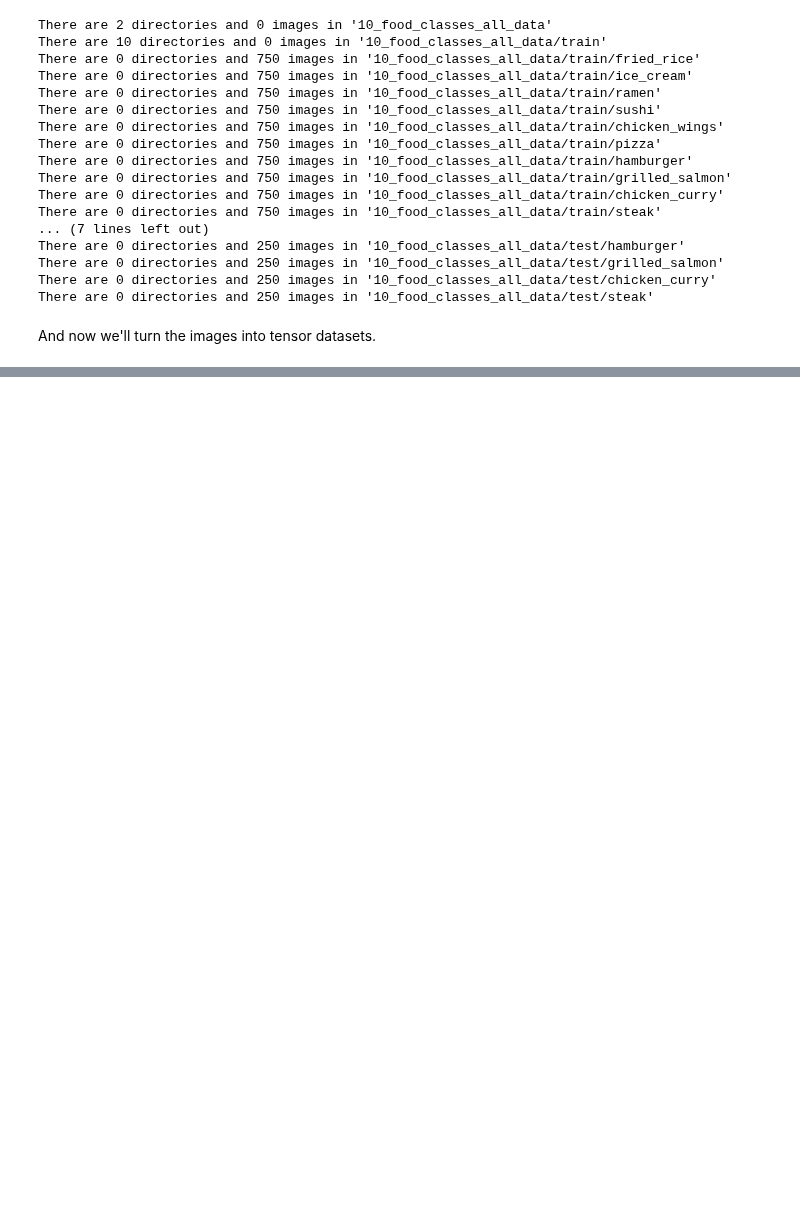
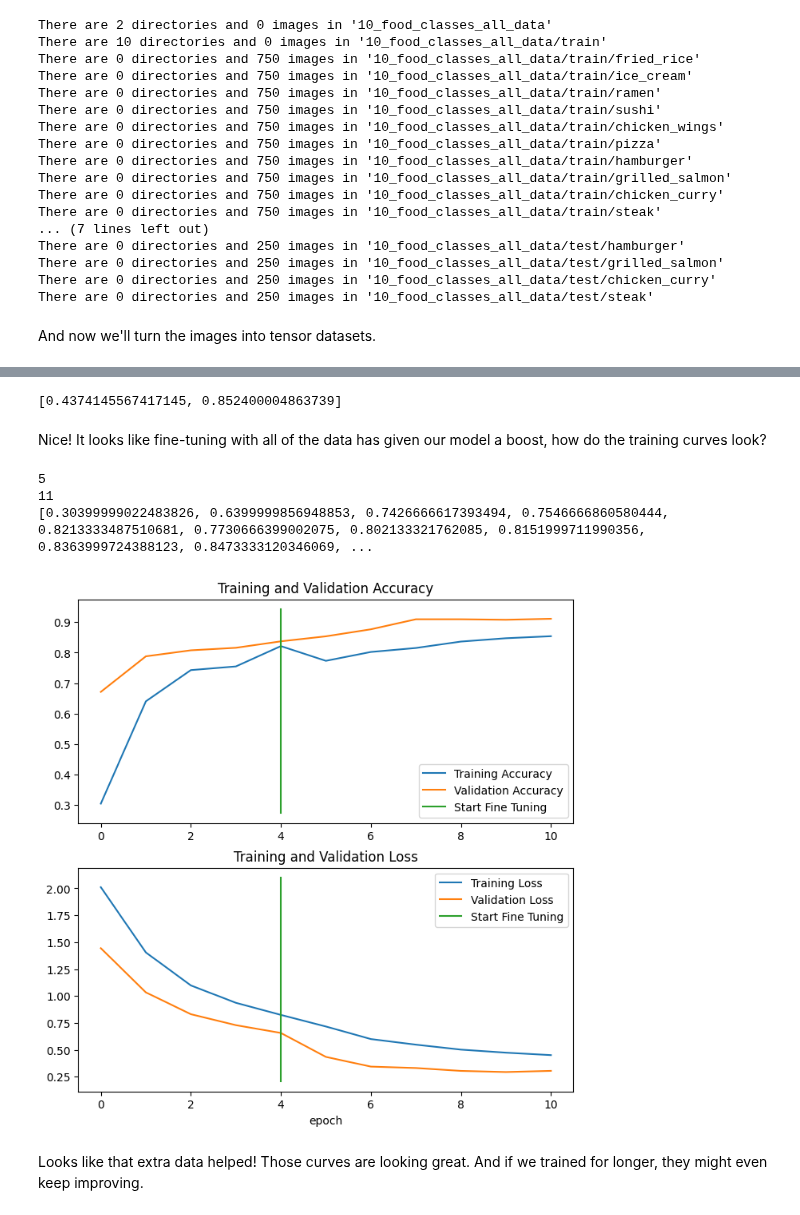
Before and after one commit to yhs2773/TensorFlow-for-Deep-Learning, a Jupyter notebook: Notebooks/05. Transfer Learning with TensorFlow Part 2 - Fine-tuning.ipynb, the cells around one changed output, grey strips where cells are left out. Cells and saved outputs as stored; diff of their text form; code cells hidden in the pictures; blank space fills up the shorter version.

```diff
--- a/Notebooks/05. Transfer Learning with TensorFlow Part 2 - Fine-tuning.ipynb
+++ b/Notebooks/05. Transfer Learning with TensorFlow Part 2 - Fine-tuning.ipynb
@@ -1498,0 +1543,3 @@ IMG_SIZE = (224, 224)
+# %%
+# Create a new instance of model_2 for Experiment 4
+model_2 = create_base_model(learning_rate = 0.0001) # 10x lower learning rate for fine-tuning
@@ -1498,0 +1548,3 @@ IMG_SIZE = (224, 224)
+# %%
+# Load previously checkpointed weights
+model_2.load_weights(checkpoint_path)
@@ -1498,0 +1660,7 @@ IMG_SIZE = (224, 224)
+# %%
+# Recompile the model (always recompile after any adjustments to a model)
+model_2.compile(
+    optimizer=tf.keras.optimizers.Adam(learning_rate=0.0001), # lr is 10x lower than before for fine-tuning
+    loss='categorical_crossentropy',
+    metrics=['accuracy']
+)
@@ -1498,0 +1669,12 @@ IMG_SIZE = (224, 224)
+# %%
+# Continue to train and fine-tune the model to our data
+fine_tune_epochs = initial_epochs + 5
+
+history_fine_10_classes_full = model_2.fit(
+    train_data_10_classes_full,
+    epochs=fine_tune_epochs,
+    initial_epoch=history_10_percent_data_aug.epoch[-1],
+    validation_data=test_data,
+    validation_steps=int(0.25 * len(test_data)),
+    callbacks=[create_tensorboard_callback("transfer_learning", "full_10_classes_fine_tune_last_10")]
+)
@@ -1498,0 +1705,18 @@ IMG_SIZE = (224, 224)
+# %%
+results_fine_tune_10_percent
+# %% [output]
+[0.4374145567417145, 0.852400004863739]
+# %% [markdown]
+Nice! It looks like fine-tuning with all of the data has given our model a boost, how do the training curves look?
+# %%
+# How did fine-tuning go with more data?
+compare_histories(original_history=history_10_percent_data_aug,
+                  new_history=history_fine_10_classes_full,
+                  initial_epochs=5)
+# %% [output]
+5
+11
+[0.30399999022483826, 0.6399999856948853, 0.7426666617393494, 0.7546666860580444, 0.8213333487510681, 0.7730666399002075, 0.802133321762085, 0.8151999711990356, 0.8363999724388123, 0.8473333120346069, ...
+[figure, added]
+# %% [markdown]
+Looks like that extra data helped! Those curves are looking great. And if we trained for longer, they might even keep improving.
```
Also changed, not shown: parts of 52 cells of this notebook.
